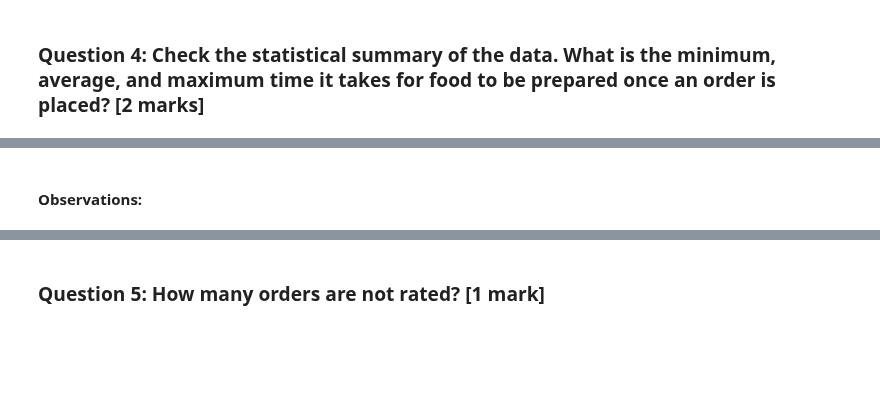
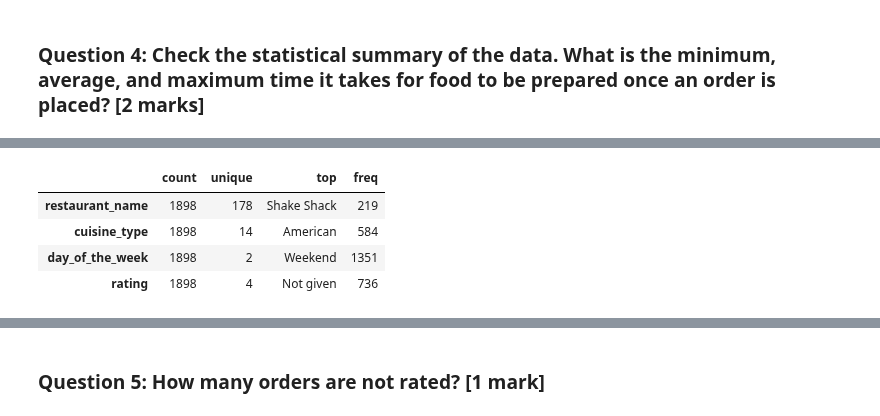
Before and after one commit to HelimaBass/Content_Drive, a Jupyter notebook: FDS_Project_LearnerNotebook_FullCode.ipynb, the cells around one changed output, grey strips where cells are left out. Drawn from its saved outputs; the diff is of its cells as text; code cells hidden in the pictures; blank space fills up the shorter version.

```diff
--- a/FDS_Project_LearnerNotebook_FullCode.ipynb
+++ b/FDS_Project_LearnerNotebook_FullCode.ipynb
@@ -158,4 +172,9 @@ dtype: int64
 # %%
 # Write your code here
+df.describe(exclude = 'number').T
+# %% [output]
+|  | count | unique | top | freq |
+| restaurant_name | 1898 | 178 | Shake Shack | 219 |
+| cuisine_type | 1898 | 14 | American | 584 |
+| day_of_the_week | 1898 | 2 | Weekend | 1351 |
+| rating | 1898 | 4 | Not given | 736 |
-# %% [markdown]
-#### Observations:
```
Also changed, not shown: parts of 3 cells of this notebook.
